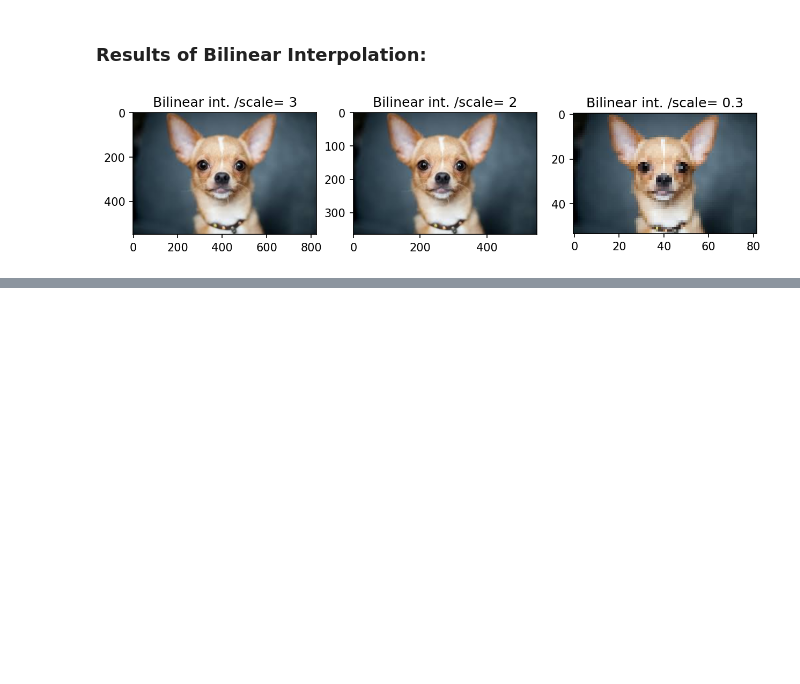
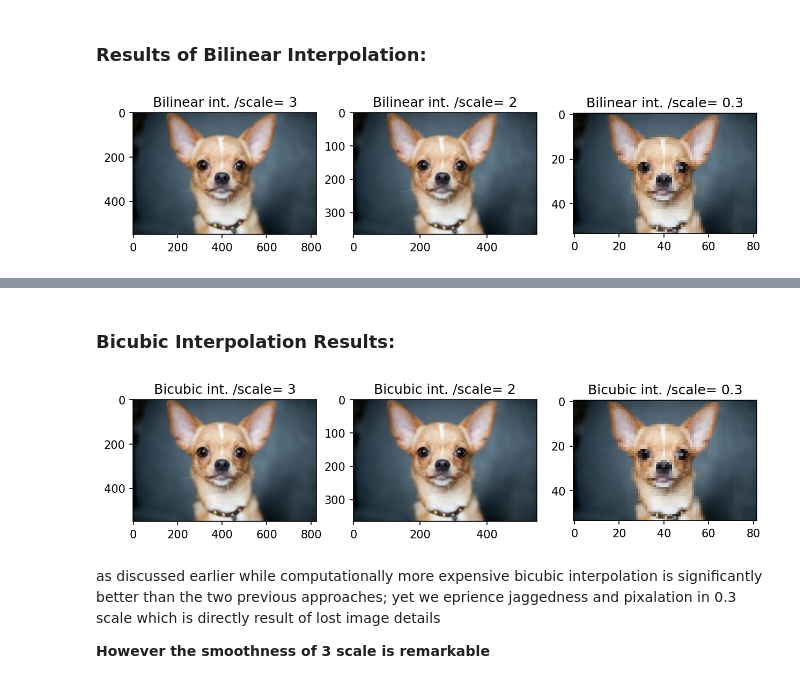
Before and after one commit to realBagher/Image_Processing_OpenCV, a Jupyter notebook: Interpolations/Image_Interploations.ipynb, the cells around one changed output, grey strips where cells are left out. Saved outputs shown, nothing was run; the diff lists cells and outputs as text; code cells hidden in the pictures; blank space fills up the shorter version.

```diff
--- a/Interpolations/Image_Interploations.ipynb
+++ b/Interpolations/Image_Interploations.ipynb
@@ -211,0 +303,18 @@ for i, ax in enumerate(axs):
+# %%
+outputs_bicubic = []
+for i in  [3,2,0.3]:
+  outputs_bicubic.append(bilinear_interpolation(image, i))
+# %% [markdown]
+### Bicubic Interpolation Results:
+# %%
+fig, axs = plt.subplots(1,3,figsize=(10, 10),dpi=150)
+cols = [3,2,0.3]
+for i, ax in enumerate(axs):
+    ax.imshow(cv2.cvtColor(outputs_bicubic[i], cv2.COLOR_BGR2RGB))
+    ax.set_title('Bicubic int. /scale= {}'.format(cols[i]))
+# %% [output]
+[figure, added]
+# %% [markdown]
+as discussed earlier while computationally more expensive bicubic interpolation is significantly better than the two previous approaches; yet we eprience jaggedness and pixalation in 0.3 scale which is directly result of lost image details
+
+**However the smoothness of 3 scale is remarkable**
```
Also changed, not shown: parts of 7 cells of this notebook.
